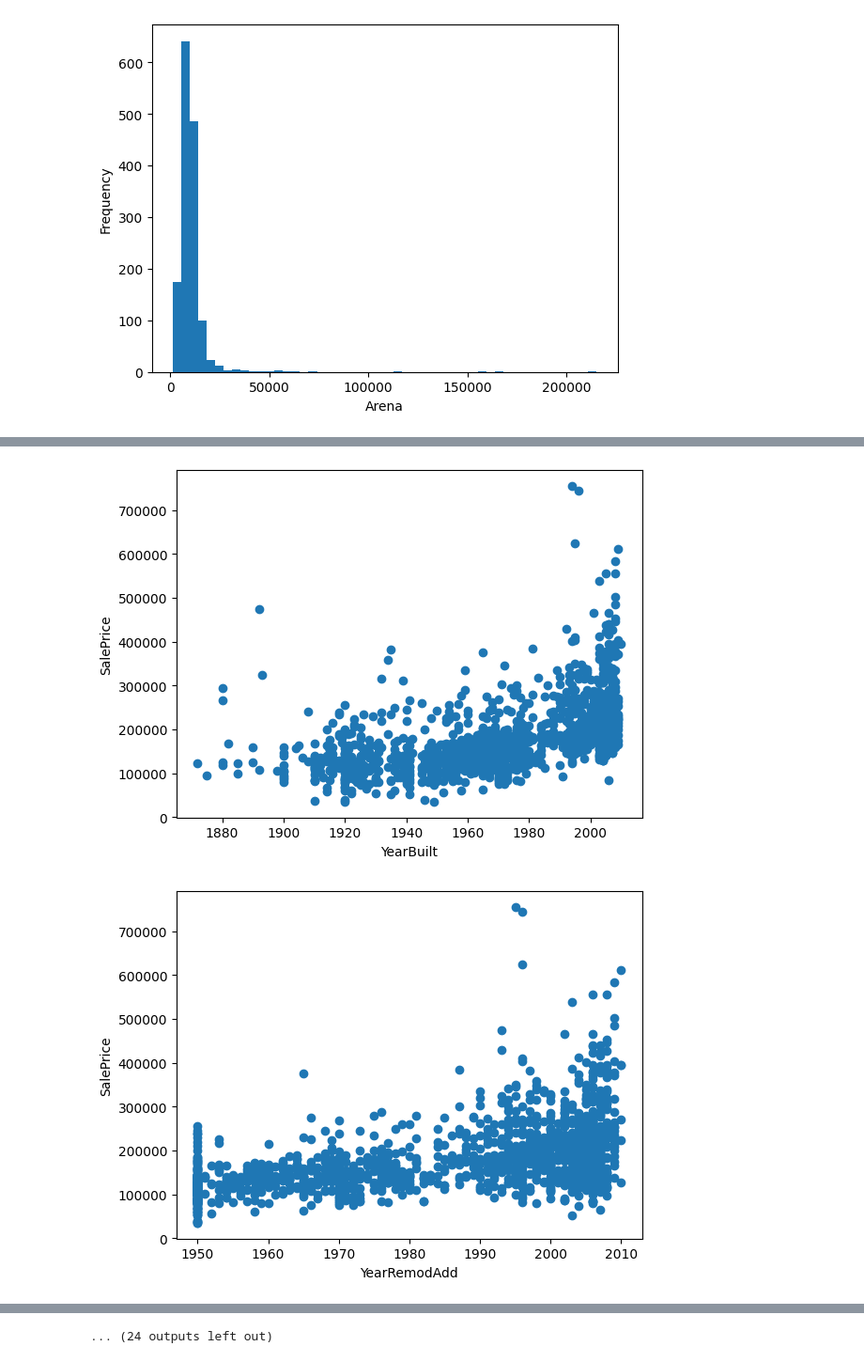
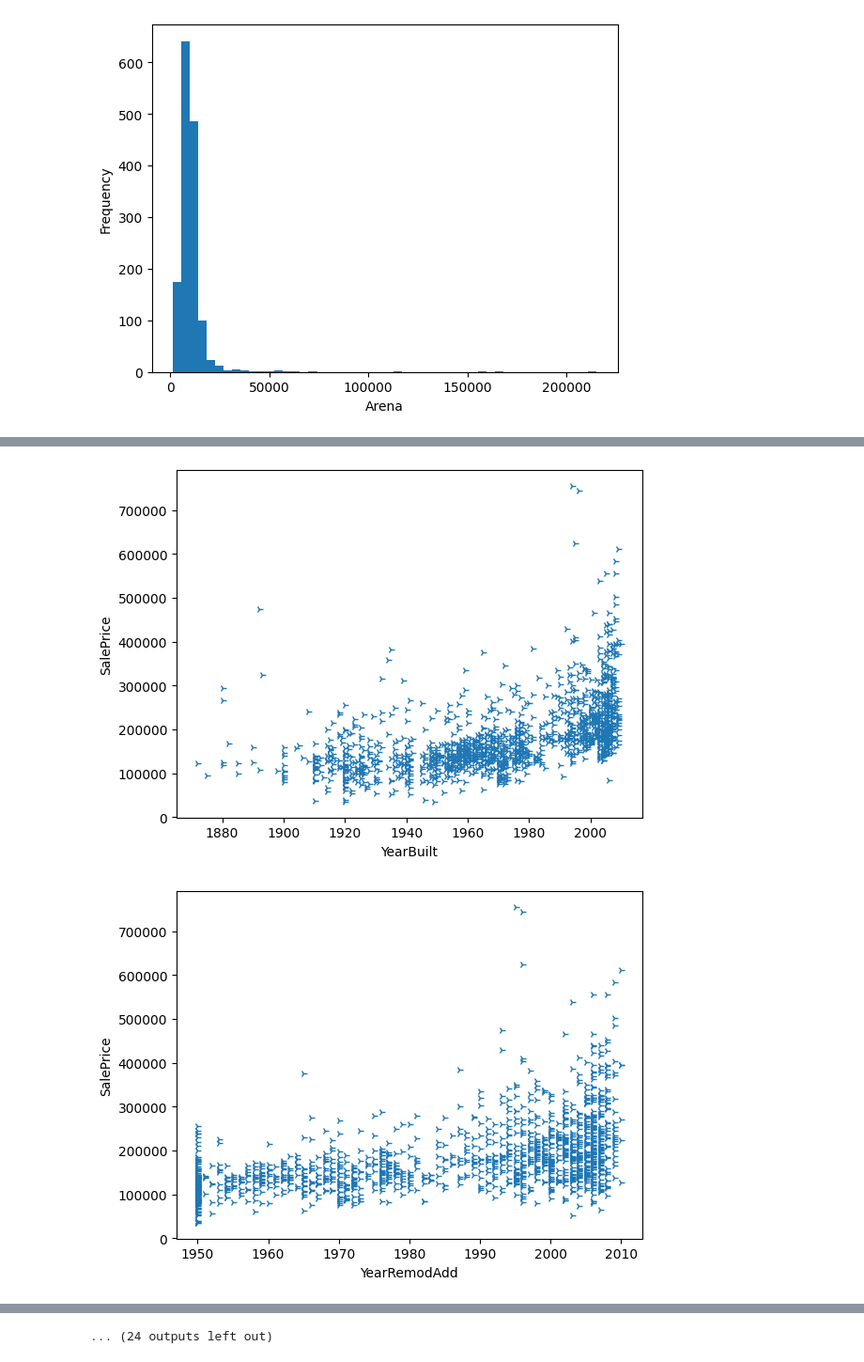
Before and after one commit to Sammers21/ml-playground, a Jupyter notebook: houses/sol.ipynb, the cells around one changed output, grey strips where cells are left out. Shown at 94% size. Drawn from its saved outputs; the diff is of its cells as text; code cells hidden in the pictures.

```diff
--- a/houses/sol.ipynb
+++ b/houses/sol.ipynb
@@ -35,8 +38,20 @@ for col in X.columns:
     if X[col].dtype == 'float64' or X[col].dtype == 'int64':
         cols.append(col)
 cols.remove('Id')
+# size = cols.__len__()
+# rows = 4
+# figure, axis  = plt.subplots(rows, size, figsize=(20, 10))
+# for i in range(cols.__len__()):
+#     row = i / (size/rows)
+#     axis[row, i % size].plot(X[cols[i]], Y, linestyle = 'None',  marker='o')
+#     axis[row, i % size].set_title(cols[i])
+#     # axis[i].plot(X[cols[i]], Y, linestyle = 'None',  marker='o')
+#     # axis[i].set_title(cols[i])
+
+# plt.show()
+
 for col in cols:
-    plt.plot(X[col], Y, linestyle = 'None',  marker='o')
+    plt.plot(X[col], Y, linestyle = 'None',  marker='4')
     plt.ylabel('SalePrice')
     plt.xlabel(col)
     plt.show()
@@ -49,2 +64,2 @@ for col in cols:
-[figure, old version]
+[figure, new version]
-[figure, old version]
+[figure, new version]
```
Also changed, not shown: parts of 3 cells of this notebook, 1 other file.
